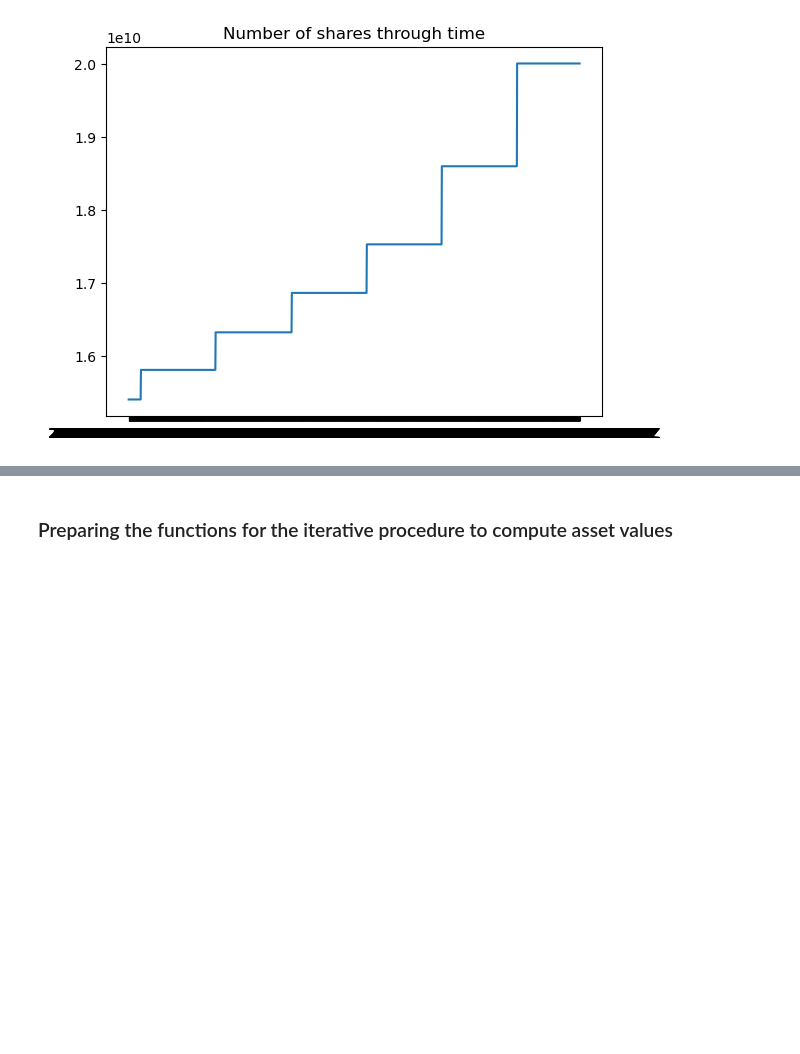
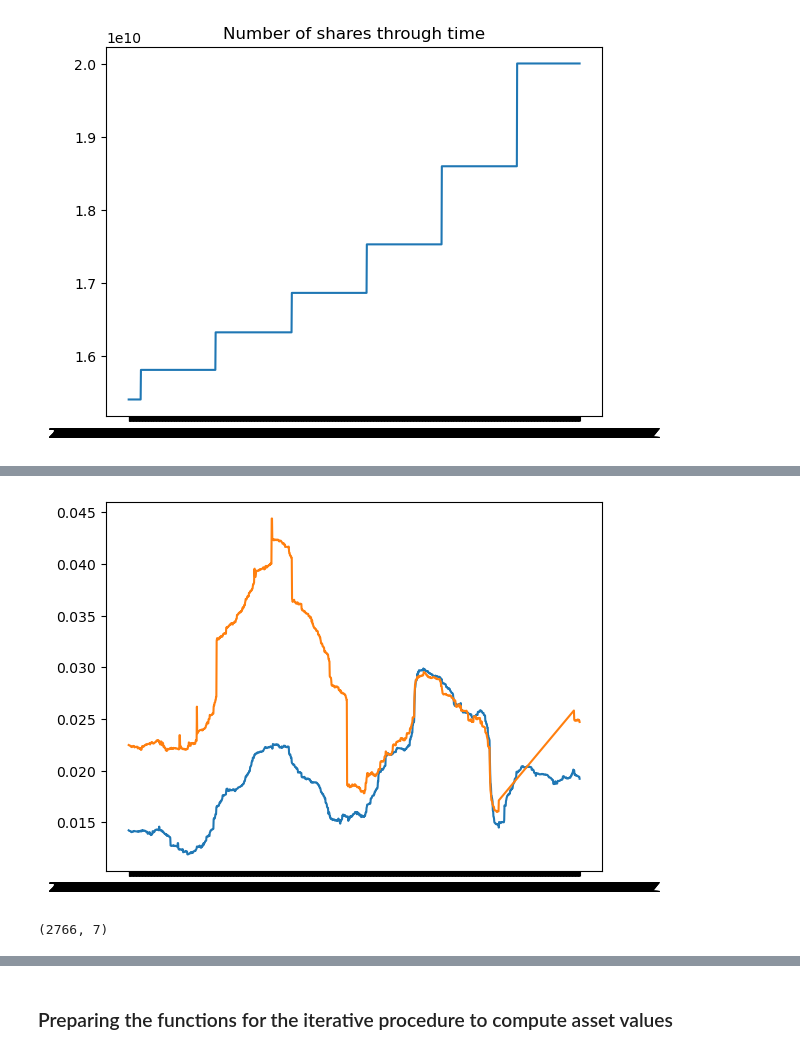
Before and after one commit to francescomazzolin/stochastic-finance-project, a Jupyter notebook: main.ipynb, the cells around one changed output, grey strips where cells are left out. Cells and saved outputs as stored; diff of their text form; code cells hidden in the pictures; blank space fills up the shorter version.

```diff
--- a/main.ipynb
+++ b/main.ipynb
@@ -116,0 +194,10 @@ plt.show()
+# %%
+for ric in rics_list:
+
+    plt.plot(data.loc[ric]['Rolling_Volatility'])
+# %% [output]
+[figure, added]
+# %%
+data.shape
+# %% [output]
+(2766, 7)
```
Also changed, not shown: parts of 19 cells of this notebook, 2 other files.
